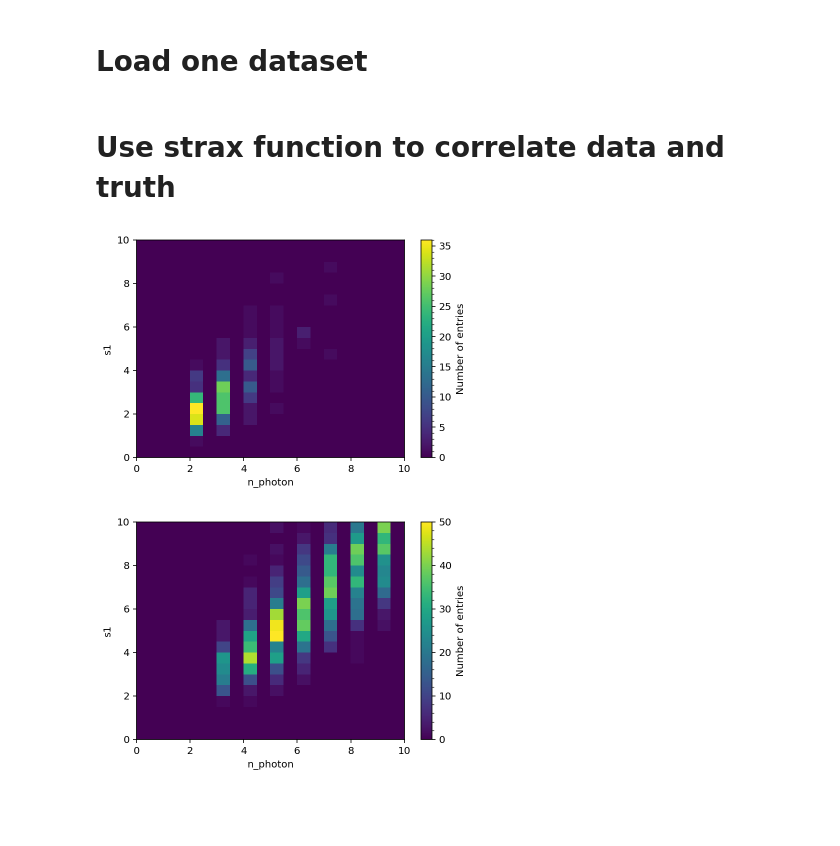
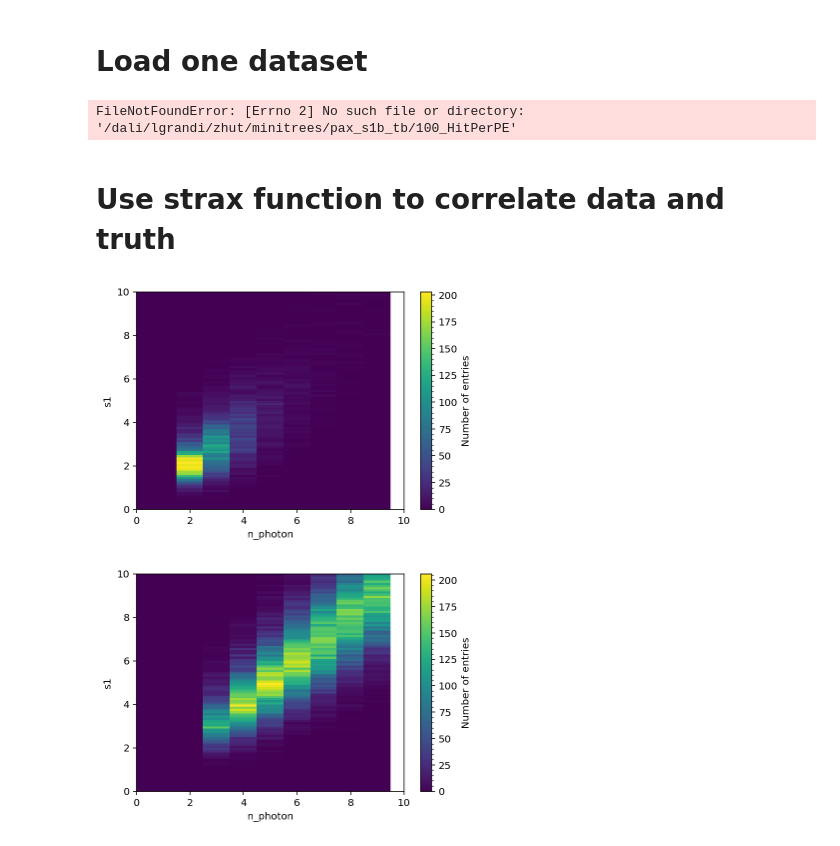
Before and after one commit to zhut19/WFSim_S1_Response, a Jupyter notebook: post_batch_analysis.ipynb, the cells around one changed output. Saved outputs shown, nothing was run; the diff lists cells and outputs as text; code cells hidden in the pictures; blank space fills up the shorter version.

```diff
--- a/post_batch_analysis.ipynb
+++ b/post_batch_analysis.ipynb
@@ -22,5 +29,5 @@ import matplotlib.pyplot as plt
 # %%
-run_number = np.arange(0, 20)
+run_number = np.arange(100, 120)
 len(run_number)
 # %% [output]
 20
@@ -29,6 +34,8 @@ name = str(run_number[0])
 # %% [markdown]
 # Load one dataset
 # %%
+name = str(run_number[0])
+
 dtype = [
 ('event_number', 'i8'),
 ('event_start', 'i8'),
@@ -58,5 +65,13 @@ truth['time'] = truth['t_first_photon']
 
 truth = np.sort(truth, order='time')
 truth = truth[truth['time'] > 0]
+
+ix = strax.fully_contained_in(truth, data)
+m = np.where(ix>0)[0]
+new_truth = truth[m]
+new_data = data[ix[m]]
+new_data = strax.merge_arrs([new_data, new_truth])
+# %% [output]
+FileNotFoundError: [Errno 2] No such file or directory: '/dali/lgrandi/zhut/minitrees/pax_s1b_tb/100_HitPerPE'
 # %% [markdown]
 # Use strax function to correlate data and truth
@@ -69,22 +78,51 @@ new_data = strax.merge_arrs([new_data, new_truth])
+# %%
+def add_data(rn):
+    name = str(rn)
+    with open('/dali/lgrandi/zhut/minitrees/pax_s1b_tb/%s_HitPerPE'%name, 'rb') as f:
+        data = zlib.decompress(f.read())
+        data = np.frombuffer(data, dtype=dtype)
+
+    data = np.sort(data, order='time')
+    data = data[data['time'] > 0]
+
+    truth = pd.read_csv('/dali/lgrandi/zhut/sim/pax_data/XENON1T_MC_%s/XENON1T-%s-truth.csv'%(name, name))
+    truth.drop(columns=['recoil'], inplace=True)
+    truth = truth.to_records()
+    truth['time'] = truth['t_first_photon']
+
+    truth = np.sort(truth, order='time')
+    truth = truth[truth['time'] > 0]
+
+    ix = strax.fully_contained_in(truth, data)
+    m = np.where(ix>0)[0]
+    new_truth = truth[m]
+    new_data = data[ix[m]]
+    new_data = strax.merge_arrs([new_data, new_truth])
+
+    return new_data
+# %%
+mh_2 = Histdd(dimensions=[('n_photon', np.linspace(0, 10, 11)-0.5),
+                        ('s1', np.linspace(0, 10, 101))])
+
+mh_3 = Histdd(dimensions=[('n_photon', np.linspace(0, 10, 11)-0.5),
+                        ('s1', np.linspace(0, 10, 101))])
+
+
+for rn in run_number:
+    new_data = add_data(rn)
+    mh_2.add(new_data[new_data['s1_tight_coincidence']==2])
+    mh_3.add(new_data[new_data['s1_tight_coincidence']>=3])
 # %%
-mh = Histdd(dimensions=[('n_photon', np.linspace(0, 100, 201)),
-                        ('s1', np.linspace(0, 100, 201))])
-
-mh.add(new_data[new_data['s1_tight_coincidence']==2])
-mh.plot()
+mh_2.plot()
 plt.xlim([0, 10])
 plt.ylim([0, 10])
 plt.show()
 # %% [output]
-[figure, old version]
+[figure, new version]
 # %%
-mh = Histdd(dimensions=[('n_photon', np.linspace(0, 100, 201)),
-                        ('s1', np.linspace(0, 100, 201))])
-
-mh.add(new_data[new_data['s1_tight_coincidence']>=3])
-mh.plot()
+mh_3.plot()
 plt.xlim([0, 10])
 plt.ylim([0, 10])
 plt.show()
 # %% [output]
-[figure, old version]
+[figure, new version]
```
Also changed, not shown: parts of 5 cells of this notebook, 5 other files.
